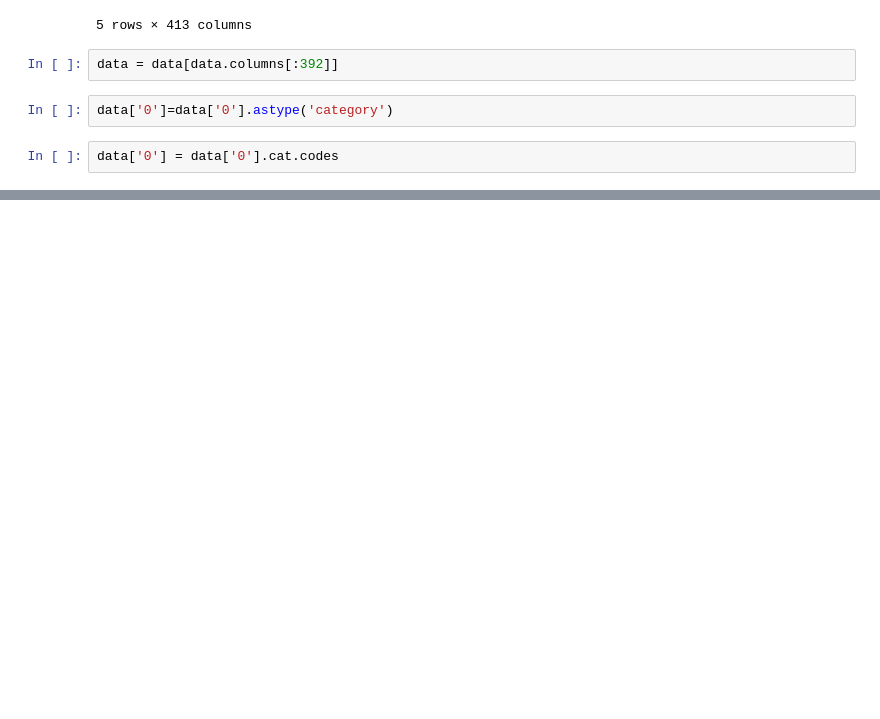
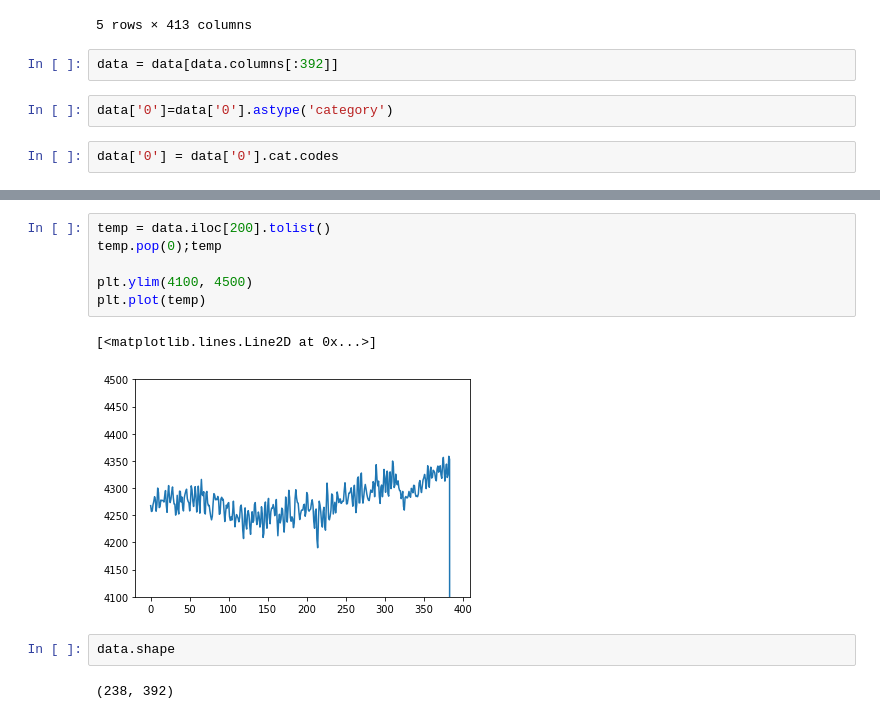
Before and after one commit to fun-personal-projects/thoughtsToText, a Jupyter notebook: main.ipynb, the cells around one changed output, grey strips where cells are left out. Saved outputs shown, nothing was run; the diff lists cells and outputs as text; blank space fills up the shorter version.

```diff
--- a/main.ipynb
+++ b/main.ipynb
@@ -184,0 +293,13 @@ data.head()
+# %%
+temp = data.iloc[200].tolist()
+temp.pop(0);temp
+
+plt.ylim(4100, 4500)
+plt.plot(temp)
+# %% [output]
+[<matplotlib.lines.Line2D at 0x...>]
+[figure, added]
+# %%
+data.shape
+# %% [output]
+(238, 392)
```
Also changed, not shown: parts of 39 cells of this notebook.
